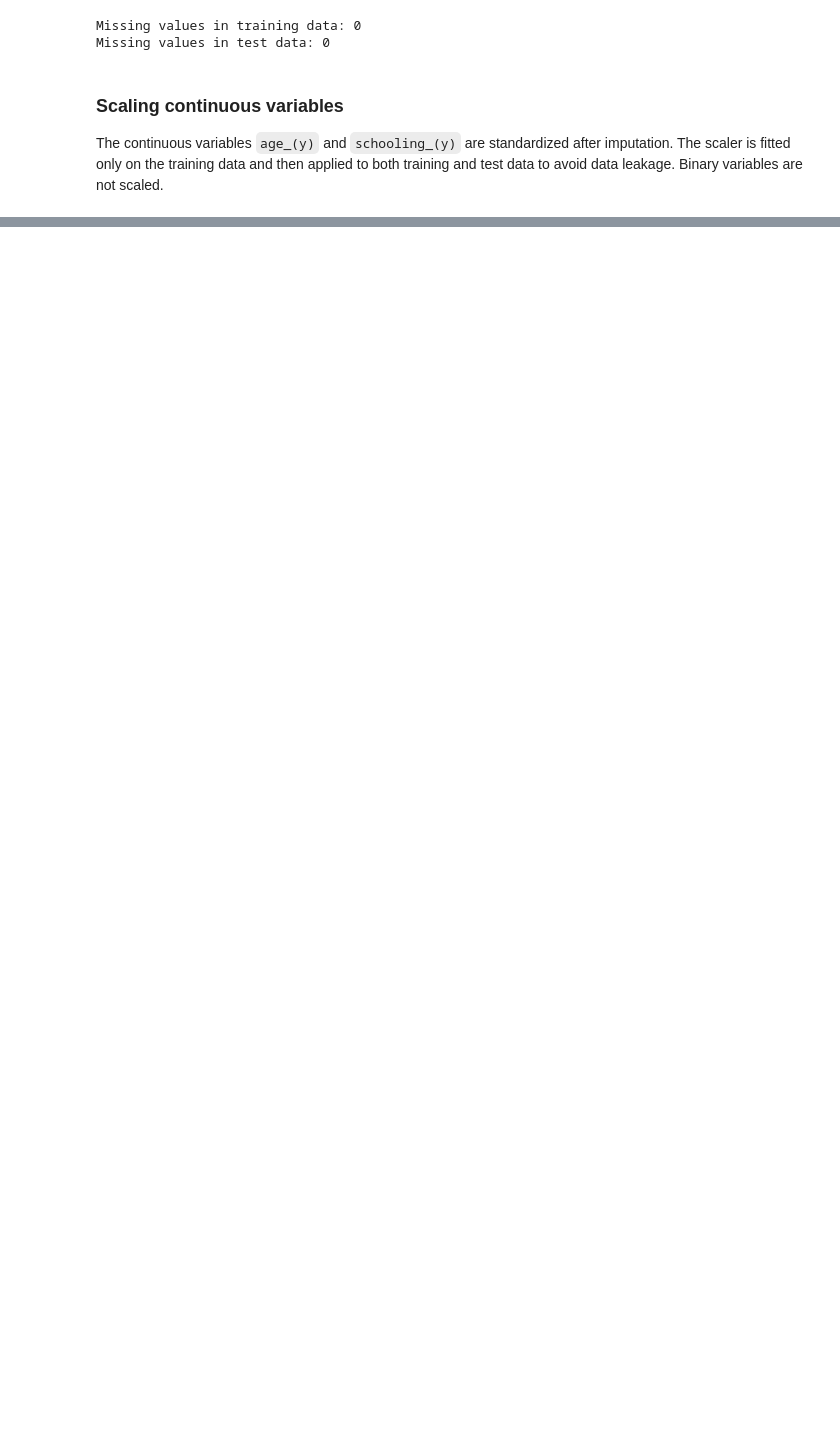
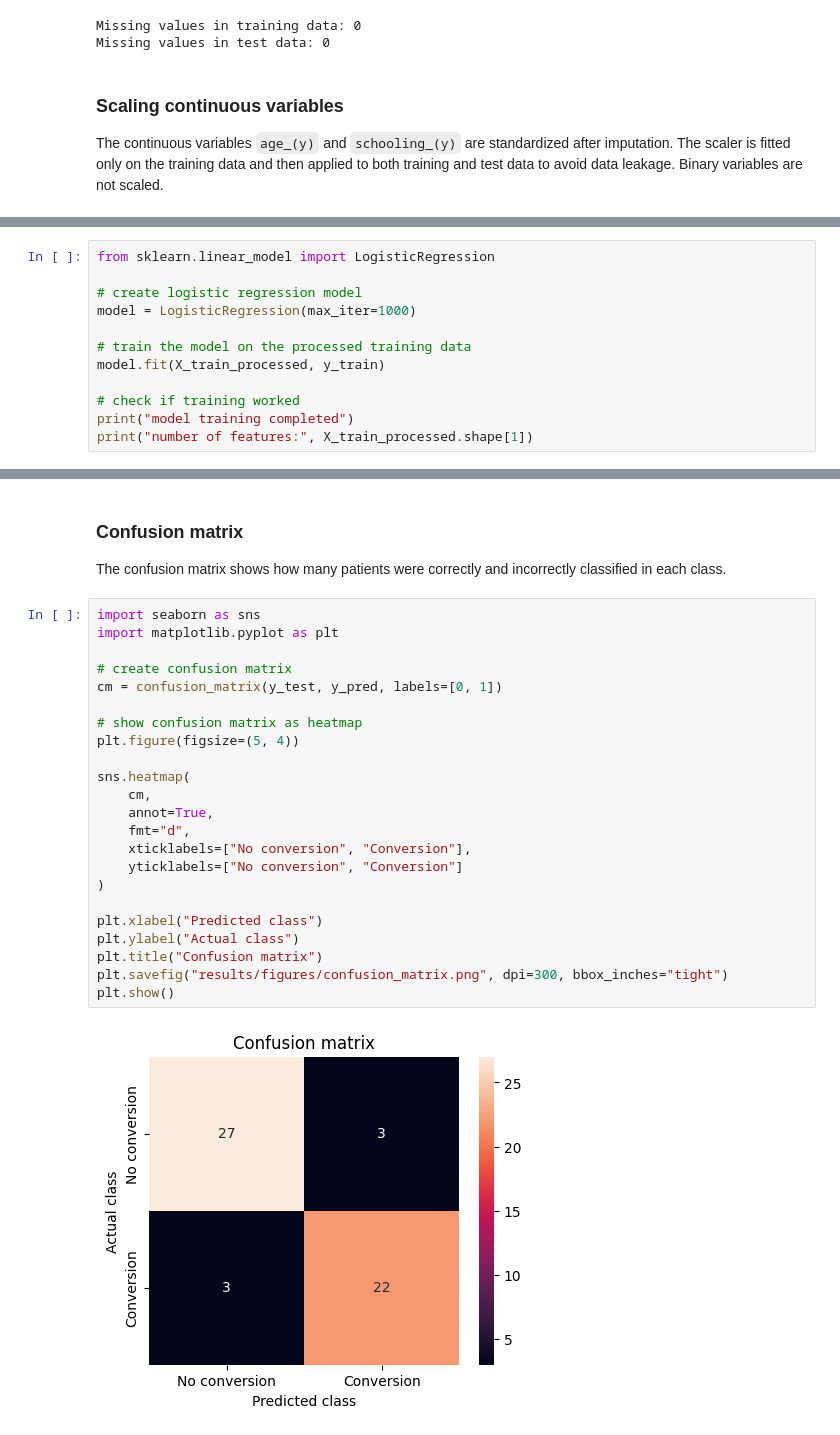
Before and after one commit to valloho/ba2_project, a Jupyter notebook: cis_ms_conversion.ipynb, the cells around one changed output, grey strips where cells are left out. Saved outputs shown, nothing was run; the diff lists cells and outputs as text; blank space fills up the shorter version.

```diff
--- a/cis_ms_conversion.ipynb
+++ b/cis_ms_conversion.ipynb
@@ -448,0 +553,12 @@ X_test_processed shape: (55, 19)
+# %%
+from sklearn.linear_model import LogisticRegression
+
+# create logistic regression model
+model = LogisticRegression(max_iter=1000)
+
+# train the model on the processed training data
+model.fit(X_train_processed, y_train)
+
+# check if training worked
+print("model training completed")
+print("number of features:", X_train_processed.shape[1])
@@ -448,0 +622,29 @@ X_test_processed shape: (55, 19)
+# %% [markdown]
+### Confusion matrix
+
+The confusion matrix shows how many patients were correctly and incorrectly classified in each class.
+# %%
+import seaborn as sns
+import matplotlib.pyplot as plt
+
+# create confusion matrix
+cm = confusion_matrix(y_test, y_pred, labels=[0, 1])
+
+# show confusion matrix as heatmap
+plt.figure(figsize=(5, 4))
+
+sns.heatmap(
+    cm,
+    annot=True,
+    fmt="d",
+    xticklabels=["No conversion", "Conversion"],
+    yticklabels=["No conversion", "Conversion"]
+)
+
+plt.xlabel("Predicted class")
+plt.ylabel("Actual class")
+plt.title("Confusion matrix")
+plt.savefig("results/figures/confusion_matrix.png", dpi=300, bbox_inches="tight")
+plt.show()
+# %% [output]
+[figure, added]
```
Also changed, not shown: parts of 23 cells of this notebook, 7 other files.
